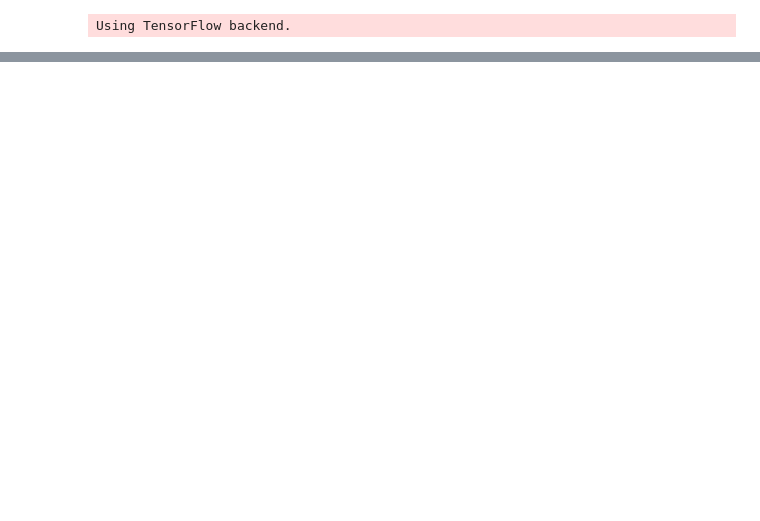
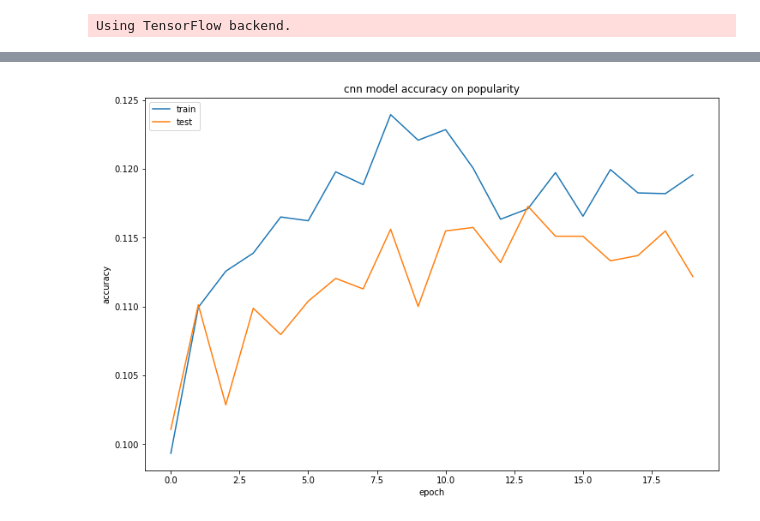
Before and after one commit to daniellengyel/music-cs182, a Jupyter notebook: GenrePredictingNN.ipynb, the cells around one changed output, grey strips where cells are left out. Cells and saved outputs as stored; diff of their text form; code cells hidden in the pictures; blank space fills up the shorter version.

```diff
--- a/GenrePredictingNN.ipynb
+++ b/GenrePredictingNN.ipynb
@@ -127,3 +233,14 @@ print(model.net.evaluate([chromaTest, mfccTest, embeddingsTest], yTest))
+# %%
+plt.figure(figsize=(12,8))
+plt.plot(history.history['acc'])
+plt.plot(history.history['val_acc'])
+plt.title('cnn model accuracy on popularity')
+plt.ylabel('accuracy')
+plt.xlabel('epoch')
+plt.legend(['train', 'test'], loc='upper left')
+plt.show()
+# %% [output]
+[figure, added]
 # %%
 plt.figure(figsize=(12,8))
 plt.plot(history.history['acc'])
```
Also changed, not shown: parts of 34 cells of this notebook, 3 other files.
